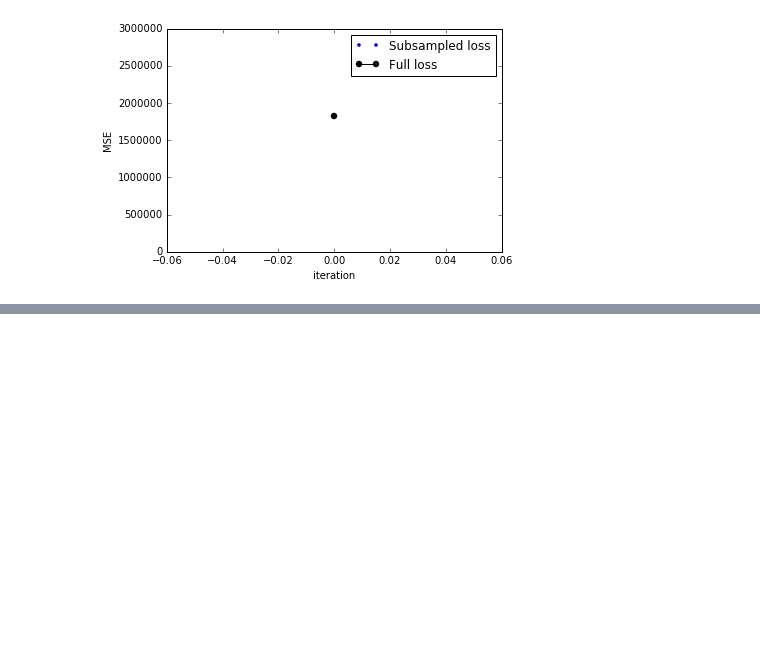
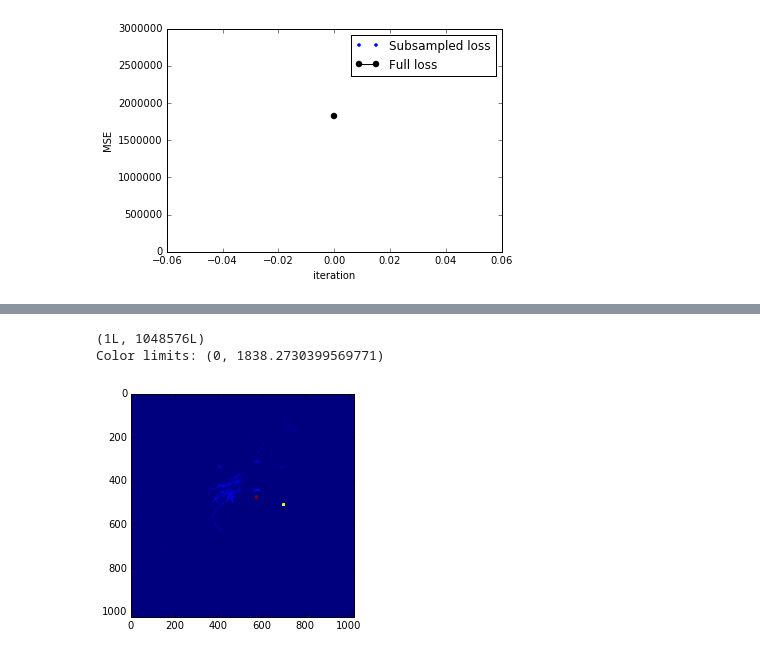
Before and after one commit to KasparP/PSI_simulations, a Jupyter notebook: Python/PlotLoss.ipynb, the cells around one changed output, grey strips where cells are left out. Saved outputs shown, nothing was run; the diff lists cells and outputs as text; code cells hidden in the pictures; blank space fills up the shorter version.

```diff
--- a/Python/PlotLoss.ipynb
+++ b/Python/PlotLoss.ipynb
@@ -85,0 +121,16 @@ IOError: [Errno 2] No such file or directory: 'expt2/output.mat'
+# %%
+#GROUND TRUTH
+
+recon_gt = expt2['recon_gt'];
+print recon_gt.shape
+recon_gt = np.reshape(recon_gt, IM.shape)
+
+Cmin = 0
+Cmax = np.max(recon_gt)
+print 'Color limits:', (Cmin, Cmax)
+plt.imshow(recon_gt, vmin=Cmin, vmax=Cmax)
+plt.show()
+# %% [output]
+(1L, 1048576L)
+Color limits: (0, 1838.2730399569771)
+[figure, added]
```
Also changed, not shown: parts of 12 cells of this notebook, 3 other files.
